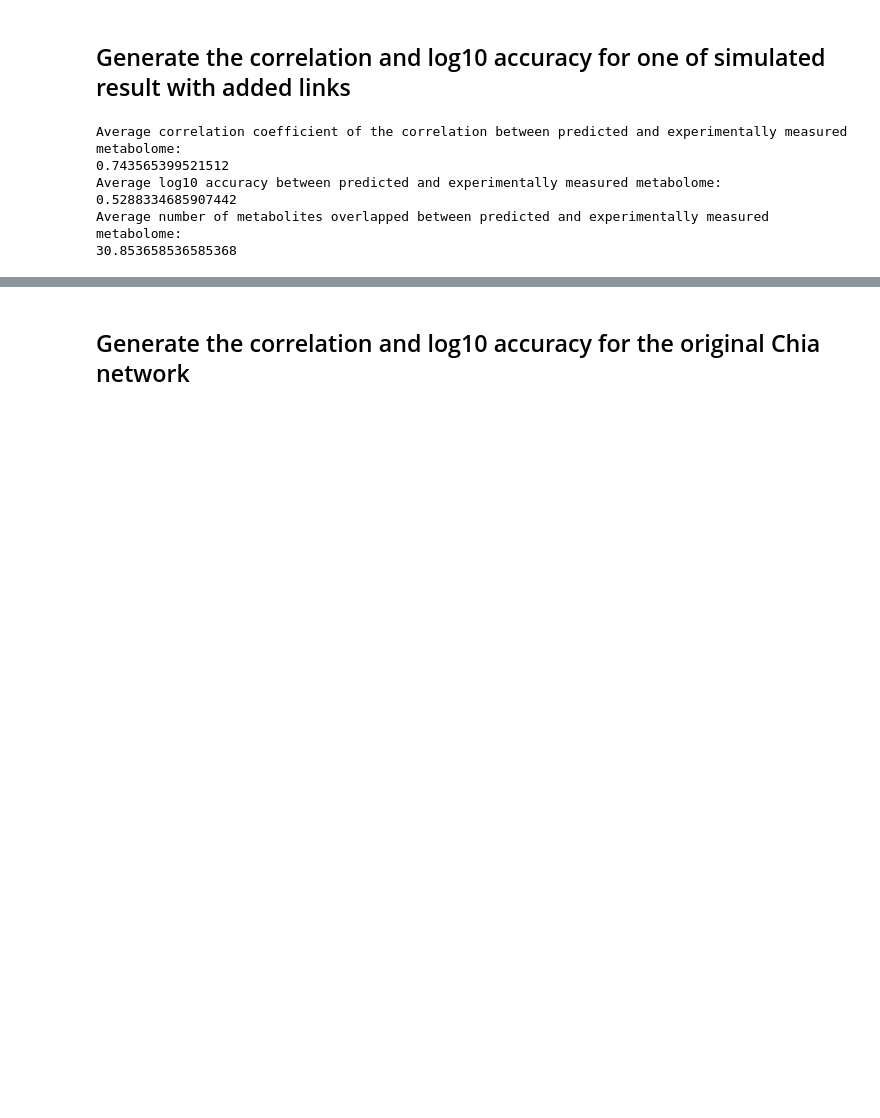
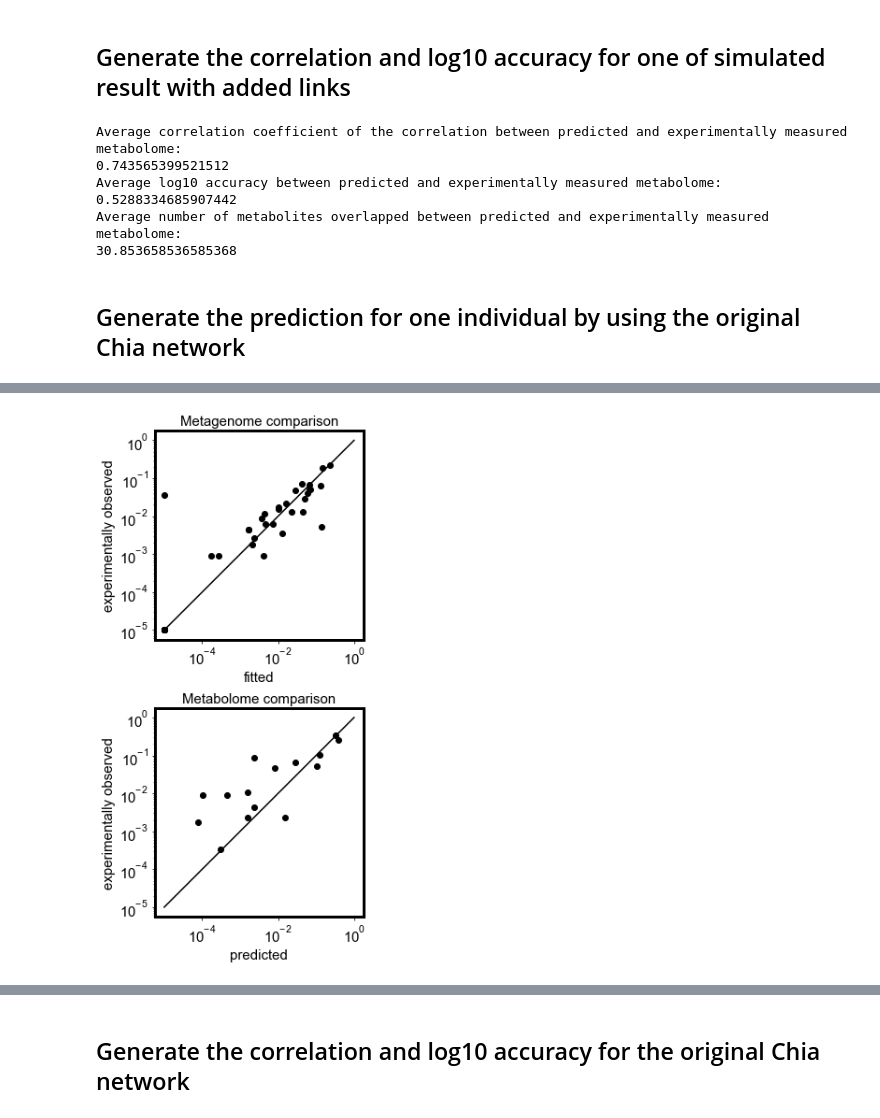
Before and after one commit to wt1005203/Trophic-model-of-human-microbiome, a Jupyter notebook: double_prior/campusCluster_data_analysis_prior.ipynb, the cells around one changed output, grey strips where cells are left out. Cells and saved outputs as stored; diff of their text form; code cells hidden in the pictures; blank space fills up the shorter version.

```diff
--- a/double_prior/campusCluster_data_analysis_prior.ipynb
+++ b/double_prior/campusCluster_data_analysis_prior.ipynb
@@ -993,3 +1052,76 @@ Average log10 accuracy between predicted and experimentally measured metabolome:
 0.5288334685907442
 Average number of metabolites overlapped between predicted and experimentally measured metabolome:
 30.853658536585368
+# %% [markdown]
+## Generate the prediction for one individual by using the original Chia network
+# %%
+f_byproduct = 0.9
+f = f_byproduct * np.ones((MAX_ID_microbes,1));
+f[i_selfish] = 0.0;  # The byproduct/leakage fraction f for microbes that don't generate byproducts is set as 0.
+
+numLevels_max = 4
+
+######## Select an ID of a individual and pull out its experimentally measured metagenome:
+pa = 3;
+b_real = np.zeros((MAX_ID_microbes,))
+b_real[thai_metagenome_ID] = thai_metagenome.iloc[:,pa] / np.sum(thai_metagenome.iloc[:,pa])
+
+######## Compute matrices involving the metabolite consumption and generation:
+m2b, b2m = Ain_out(b_real, net)
+m2b_total, m2m_total, m2m_layer = m2b_multiple_levels(f, m2b, b2m, numLevels_max)
+#m2b_total, m2m_total, m2m_layer = m2b_multiple_levels(i_nonzero_microbes, i_nonzero_metabolites, f, m2b, b2m, numLevels_max)
+
+######## Assign diet
+x0 = np.ones((len(i_intake),)) / len(i_intake)
+
+######## The model is converted into an optimization problem where the nutrient intake is constantly changed to
+# minimize the logarithmic error between experimentally measured metagenome and predicted metagenome computed
+# from the model for a certain nutrient intake.
+fun = lambda x: pred_error(x, b_real, m2b_total, i_intake)
+bnds = ((0, 100), ) * len(x0)
+res = minimize(fun, x0, method='SLSQP', bounds=bnds, options={'disp': True, 'maxiter': 1000}, tol=1e-3)
+#res = minimize(fun, x0, method='Nelder-Mead', bounds=bnds, options={'disp': True})
+#res = minimize(fun, x0, method='TNC', bounds=bnds, options={'disp': True, 'maxiter': 1000})
+print(res)
+
+######## As long as the optimized nutrient intake is found by using the above optimization solver, the
+# optimized nutrient intake "res.x" is used to generate the predict metagenome and metabolome. They are
+# visually and statistically compared to the experimentally measured metagenome and metabolome.
+x_full = np.zeros((MAX_ID_metabolites,));
+x_full[i_intake] = res.x;
+ba_pred = np.dot(m2b_total, x_full)
+
+#### Metagenome comparison
+fig, axes = plt.subplots(2,1,figsize=(4,10))
+axes[0].loglog(ba_pred+1e-5, b_real+1e-5, 'ko')
+axes[0].plot([1e-5, 1], [1e-5, 1],'k-')
+axes[0].set_aspect('equal')
+axes[0].set_xlabel('fitted')
+axes[0].set_ylabel('experimentally observed')
+axes[0].set_title('Metagenome comparison')
+
+met_levels, met_leftover_levels = calc_metabolome(res.x, m2m_layer, numLevels_max, i_intake)
+metabolome_measured = np.zeros((MAX_ID_metabolites,))
+#metabolome_measured[thai_metabolome_ID.values] = thai_metabolome.iloc[:,pa]
+metabolome_measured[thai_metabolome_ID] = thai_metabolome.iloc[:,pa]
+metabolome_pred = met_levels[:, -1] + met_leftover_levels.sum(1) #np.dot(m2m_total, x_full)
+#metabolome_pred = np.dot(m2m_total, x_full)
+i_common = np.where(metabolome_measured * metabolome_pred > 1e-5)[0]
+metabolome_pred_common = metabolome_pred[i_common] / np.sum(metabolome_pred[i_common])
+metabolome_measured_common = metabolome_measured[i_common] / np.sum(metabolome_measured[i_common])
+
+#### Metabolome comparison
+axes[1].loglog(metabolome_pred_common+1e-5, metabolome_measured_common+1e-5, 'ko')
+axes[1].plot([1e-5, 1], [1e-5, 1],'k-')
+axes[1].set_aspect('equal')
+axes[1].set_xlabel('predicted')
+axes[1].set_ylabel('experimentally observed')
+axes[1].set_title('Metabolome comparison')
+fig.savefig('./figures/fig3A.svg')
+
+print('-------------------------------------------------------------------------------------------------------------')
+print('(Correlation coefficient, P-value) of the correlation between predicted and experimentally measured metagonome:')
+print(pearsonr(ba_pred[b_real>0], b_real[b_real>0]))
+print('(Correlation coefficient, P-value) of the correlation between predicted and experimentally measured metabolome:')
+print(pearsonr(metabolome_pred_common, metabolome_measured_common))
+# %% [output]
@@ -995,0 +1145 @@ Average number of metabolites overlapped between predicted and experimentally me
+[figure, added]
```
Also changed, not shown: parts of 17 cells of this notebook, 7 other files.
